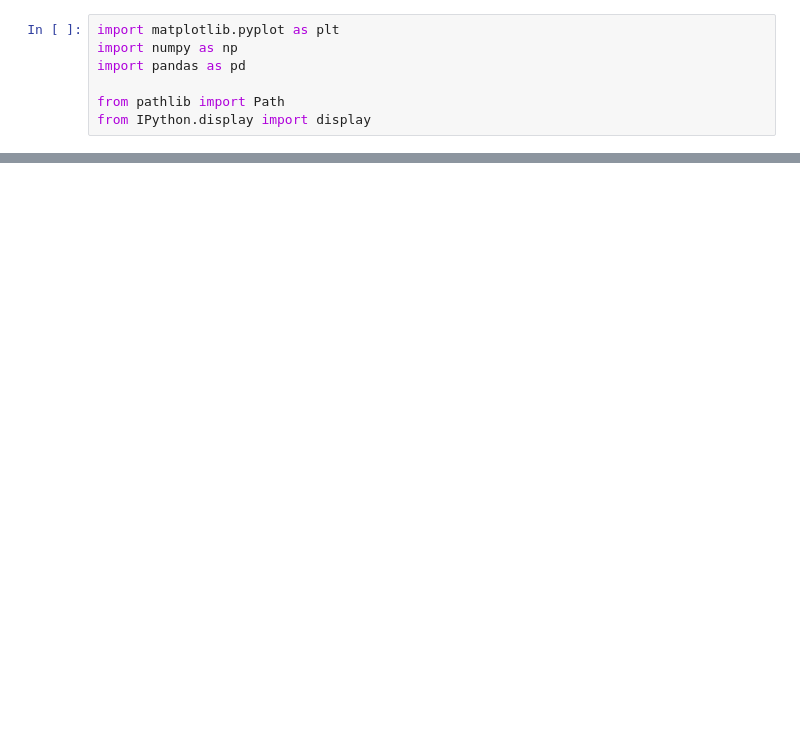
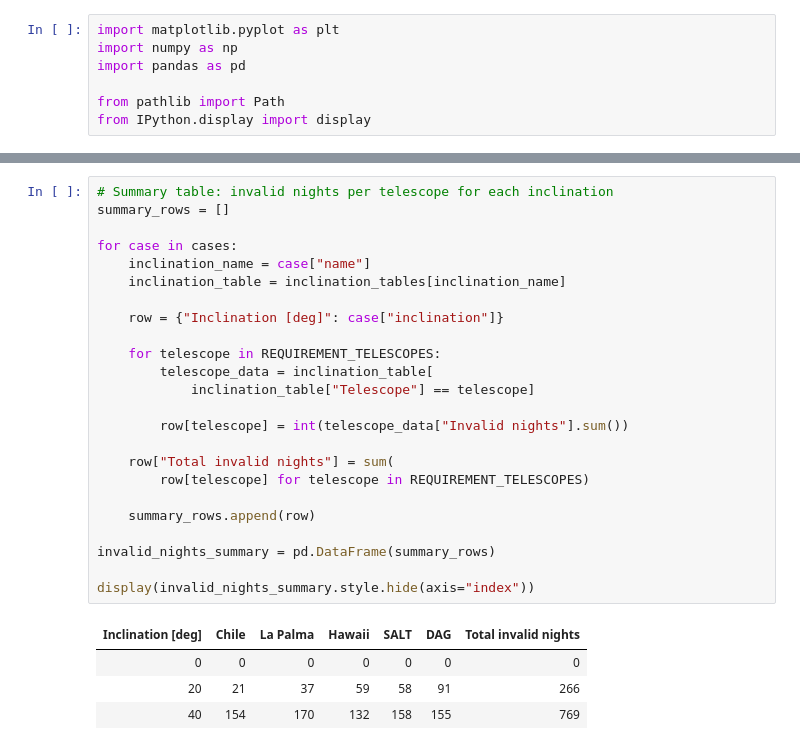
Before and after one commit to pscleo/NuAncestor, a Jupyter notebook: FreeFlyer/visibility_incChange.ipynb, the cells around one changed output, grey strips where cells are left out. Drawn from its saved outputs; the diff is of its cells as text; blank space fills up the shorter version.

```diff
--- a/FreeFlyer/visibility_incChange.ipynb
+++ b/FreeFlyer/visibility_incChange.ipynb
@@ -466,0 +718,29 @@ display(visibility_comparison)
+# %%
+# Summary table: invalid nights per telescope for each inclination
+summary_rows = []
+
+for case in cases:
+    inclination_name = case["name"]
+    inclination_table = inclination_tables[inclination_name]
+
+    row = {"Inclination [deg]": case["inclination"]}
+
+    for telescope in REQUIREMENT_TELESCOPES:
+        telescope_data = inclination_table[
+            inclination_table["Telescope"] == telescope]
+
+        row[telescope] = int(telescope_data["Invalid nights"].sum())
+
+    row["Total invalid nights"] = sum(
+        row[telescope] for telescope in REQUIREMENT_TELESCOPES)
+
+    summary_rows.append(row)
+
+invalid_nights_summary = pd.DataFrame(summary_rows)
+
+display(invalid_nights_summary.style.hide(axis="index"))
+# %% [output]
+| Inclination [deg] | Chile | La Palma | Hawaii | SALT | DAG | Total invalid nights |
+| 0 | 0 | 0 | 0 | 0 | 0 | 0 |
+| 20 | 21 | 37 | 59 | 58 | 91 | 266 |
+| 40 | 154 | 170 | 132 | 158 | 155 | 769 |
```
Also changed, not shown: parts of 10 cells of this notebook, 6 other files.
